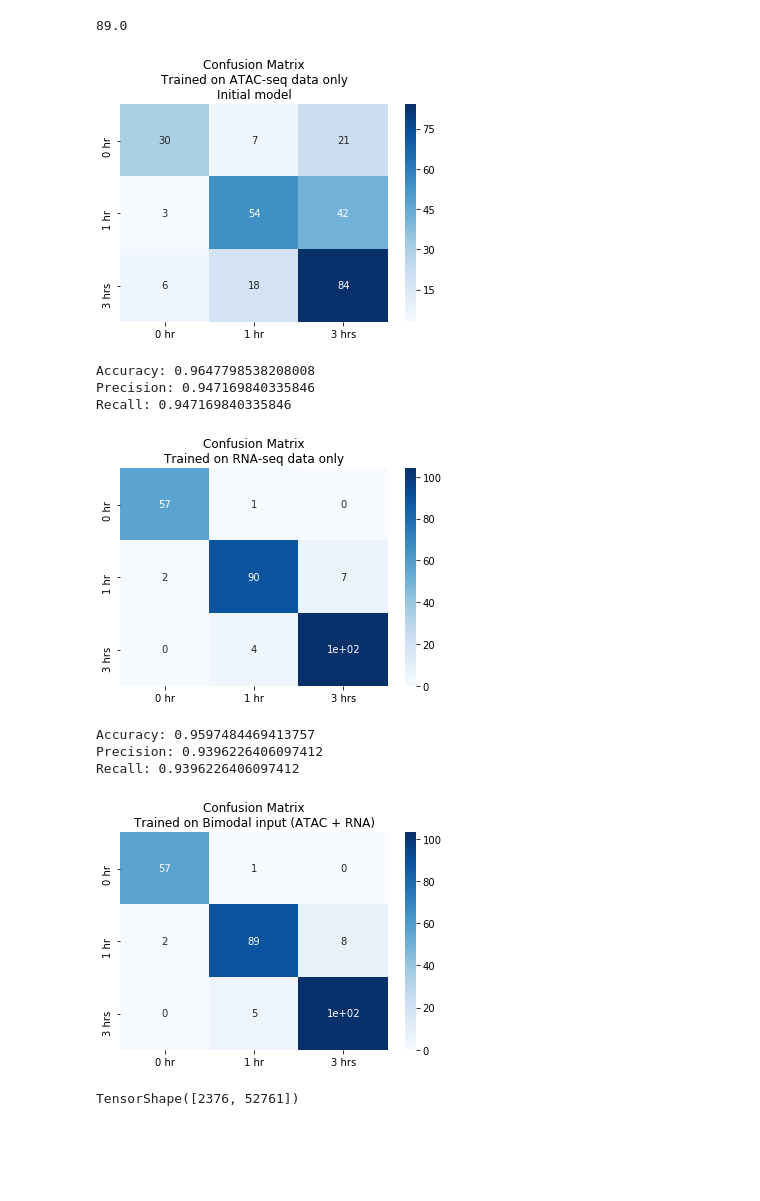
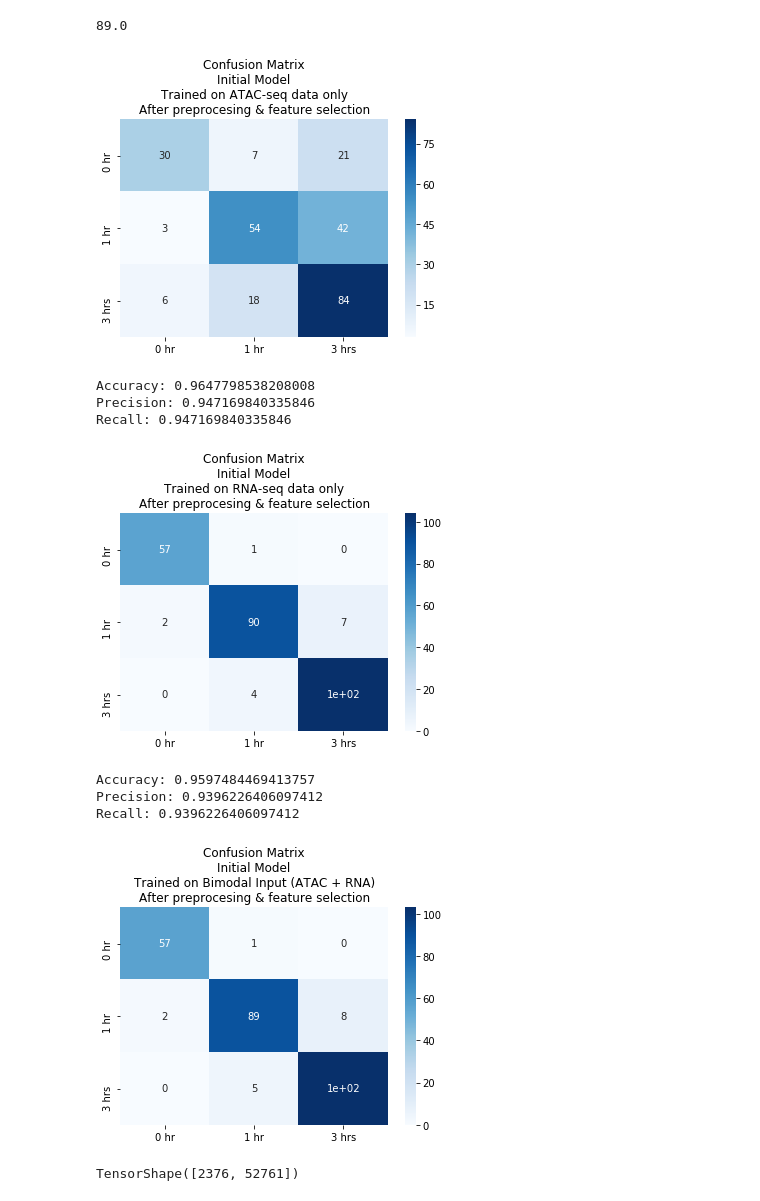
Before and after one commit to taylormjs/cell-type-classifier, a Jupyter notebook: classifier.ipynb, the cells around one changed output. Drawn from its saved outputs; the diff is of its cells as text; code cells hidden in the pictures; blank space fills up the shorter version.

```diff
--- a/classifier.ipynb
+++ b/classifier.ipynb
@@ -1195,9 +1195,9 @@ Precision: 0.6339622735977173
 Recall: 0.6339622735977173
 89.0
 # %%
-make_confusion_matrix_DEX(Y_atac_test, y_atac_pred, subtitle='Trained on ATAC-seq data only\nInitial model')
+make_confusion_matrix_DEX(Y_atac_test, y_atac_pred, subtitle='Initial Model\nTrained on ATAC-seq data only\nAfter preprocesing & feature selection')
 # %% [output]
-[figure, old version]
+[figure, new version]
 # %%
 ''' Evaluate model trained ONLY on RNA-seq input '''
 y_rna_pred = predict_one_hot(X_rna_test, model_dir='models/best_rna_model_pp_fs')
@@ -1212,9 +1212,9 @@ Accuracy: 0.9647798538208008
 Precision: 0.947169840335846
 Recall: 0.947169840335846
 # %%
-make_confusion_matrix_DEX(Y_rna_test, y_rna_pred, subtitle='Trained on RNA-seq data only')
+make_confusion_matrix_DEX(Y_rna_test, y_rna_pred, subtitle='Initial Model\nTrained on RNA-seq data only\nAfter preprocesing & feature selection')
 # %% [output]
-[figure, old version]
+[figure, new version]
 # %%
 ''' Evaluate model trained on bimodal input (concatenation of ATAC + RNA) '''
 y_bimodal_pred = predict_one_hot(X_bimodal_test, model_dir='models/best_bimodal_model_pp_fs')
@@ -1229,9 +1229,9 @@ Accuracy: 0.9597484469413757
 Precision: 0.9396226406097412
 Recall: 0.9396226406097412
 # %%
-make_confusion_matrix_DEX(Y_bimodal_test, y_bimodal_pred, subtitle='Trained on Bimodal input (ATAC + RNA)')
+make_confusion_matrix_DEX(Y_bimodal_test, y_bimodal_pred, subtitle='Initial Model\nTrained on Bimodal Input (ATAC + RNA)\nAfter preprocesing & feature selection')
 # %% [output]
-[figure, old version]
+[figure, new version]
 # %%
 ''' Evaluate model trained on bimodal input (concatenation of ATAC + RNA) '''
 y_bi_low_pred = predict_one_hot(X_bi_low_test, model_dir='models/best_bi_low_model_pp_fs')
```
Also changed, not shown: parts of 2 cells of this notebook, 1 other file.
